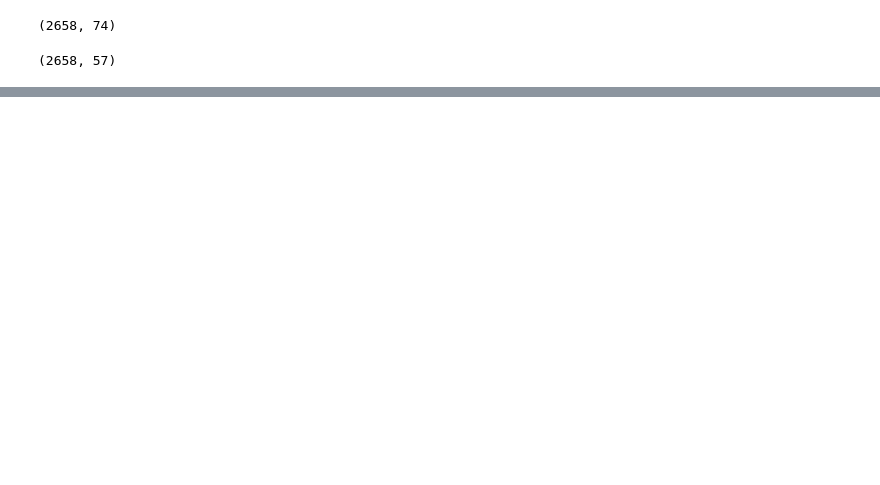
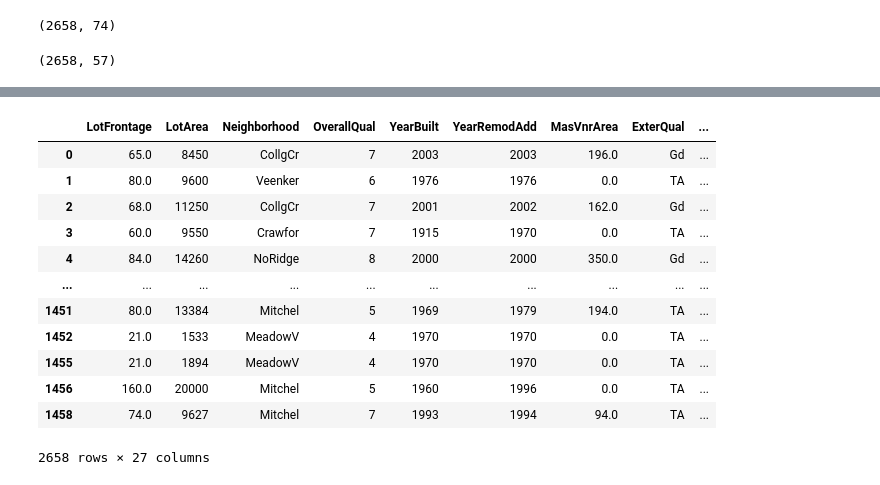
Before and after one commit to rahul-1419/House_price_prediction, a Jupyter notebook: NoteBook/Note.ipynb, the cells around one changed output, grey strips where cells are left out. Saved outputs shown, nothing was run; the diff lists cells and outputs as text; code cells hidden in the pictures; blank space fills up the shorter version.

```diff
--- a/NoteBook/Note.ipynb
+++ b/NoteBook/Note.ipynb
@@ -262,0 +343,41 @@ Index(['MSZoning', 'LotFrontage', 'LotArea', 'Street', 'LotShape',
+# %%
+df.drop(columns=['HeatingQC', 'BsmtFinType1','Exterior2nd','Exterior1st','SaleType','SaleCondition',
+'MSZoning', 'BsmtExposure',
+'HouseStyle',
+'LotShape',
+'RoofStyle',
+'RoofMatl',
+'Electrical',
+'CentralAir',
+'BldgType',
+'PavedDrive',
+'GarageQual',
+'Condition1',
+'LotConfig',
+'GarageCond',
+'LandContour',
+'BsmtCond',
+'Functional',
+'BsmtFinType2',
+'ExterCond',
+'Condition2',
+'Heating',
+'LandSlope',
+'Street',
+'Utilities'],inplace=True)
+# %%
+df
+# %% [output]
+|  | LotFrontage | LotArea | Neighborhood | OverallQual | YearBuilt | YearRemodAdd | MasVnrArea | ExterQual | ... |
+| 0 | 65.0 | 8450 | CollgCr | 7 | 2003 | 2003 | 196.0 | Gd | ... |
+| 1 | 80.0 | 9600 | Veenker | 6 | 1976 | 1976 | 0.0 | TA | ... |
+| 2 | 68.0 | 11250 | CollgCr | 7 | 2001 | 2002 | 162.0 | Gd | ... |
+| 3 | 60.0 | 9550 | Crawfor | 7 | 1915 | 1970 | 0.0 | TA | ... |
+| 4 | 84.0 | 14260 | NoRidge | 8 | 2000 | 2000 | 350.0 | Gd | ... |
+| ... | ... | ... | ... | ... | ... | ... | ... | ... | ... |
+| 1451 | 80.0 | 13384 | Mitchel | 5 | 1969 | 1979 | 194.0 | TA | ... |
+| 1452 | 21.0 | 1533 | MeadowV | 4 | 1970 | 1970 | 0.0 | TA | ... |
+| 1455 | 21.0 | 1894 | MeadowV | 4 | 1970 | 1970 | 0.0 | TA | ... |
+| 1456 | 160.0 | 20000 | Mitchel | 5 | 1960 | 1996 | 0.0 | TA | ... |
+| 1458 | 74.0 | 9627 | Mitchel | 7 | 1993 | 1994 | 94.0 | TA | ... |
+2658 rows × 27 columns
```
Also changed, not shown: parts of 7 cells of this notebook.
